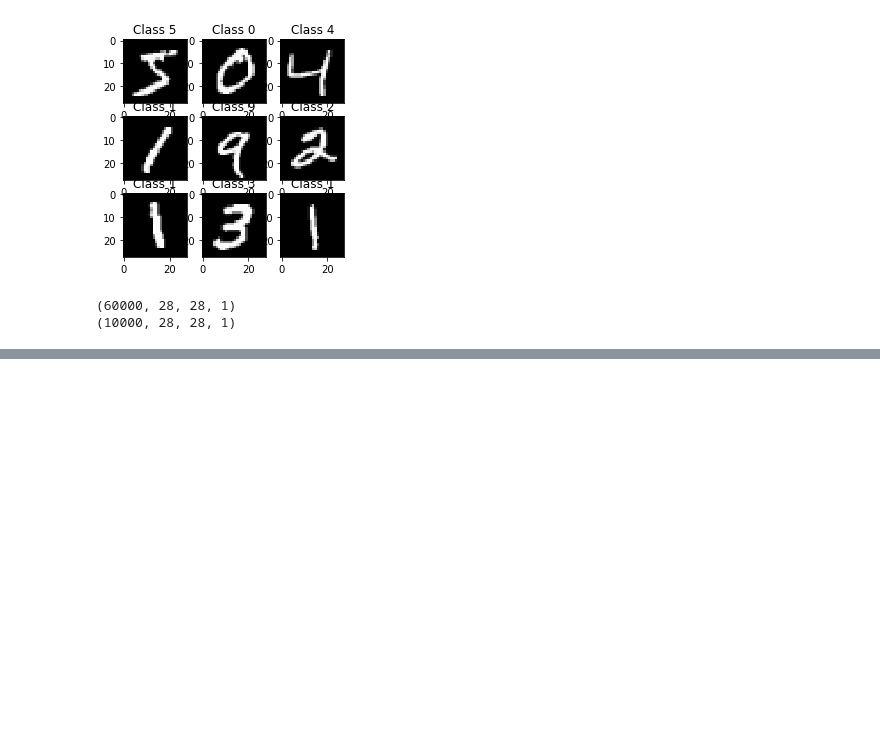
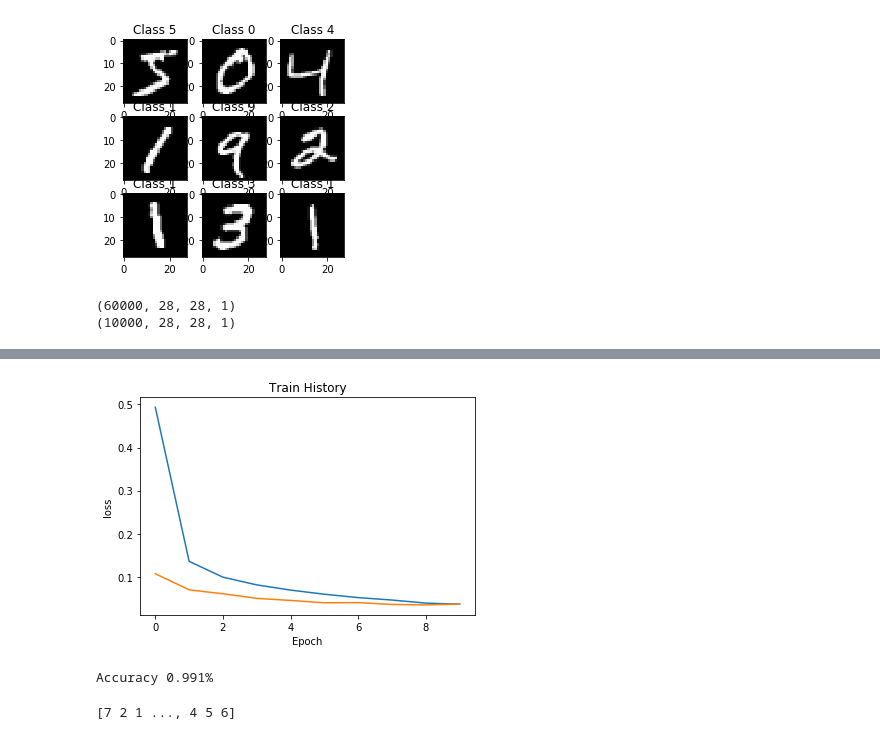
Before and after one commit to syshen/mnist-cnn, a Jupyter notebook: mnist-CNN.ipynb, the cells around one changed output, grey strips where cells are left out. Drawn from its saved outputs; the diff is of its cells as text; code cells hidden in the pictures; blank space fills up the shorter version.

```diff
--- a/mnist-CNN.ipynb
+++ b/mnist-CNN.ipynb
@@ -96,0 +125,17 @@ KeyboardInterrupt:
+# %%
+show_train_history(train_history, 'loss', 'val_loss')
+# %% [output]
+[figure, added]
+# %%
+y_test_onehot = np_utils.to_categorical(y_test)
+score = model.evaluate(x_test, y_test_onehot)
+print()
+print("Accuracy {}%".format(score[1]))
+# %% [output]
+Accuracy 0.991%
+# %%
+results = model.predict_classes(x_test)
+print()
+print(results)
+# %% [output]
+[7 2 1 ..., 4 5 6]
```
Also changed, not shown: parts of 24 cells of this notebook, 1 other file.
